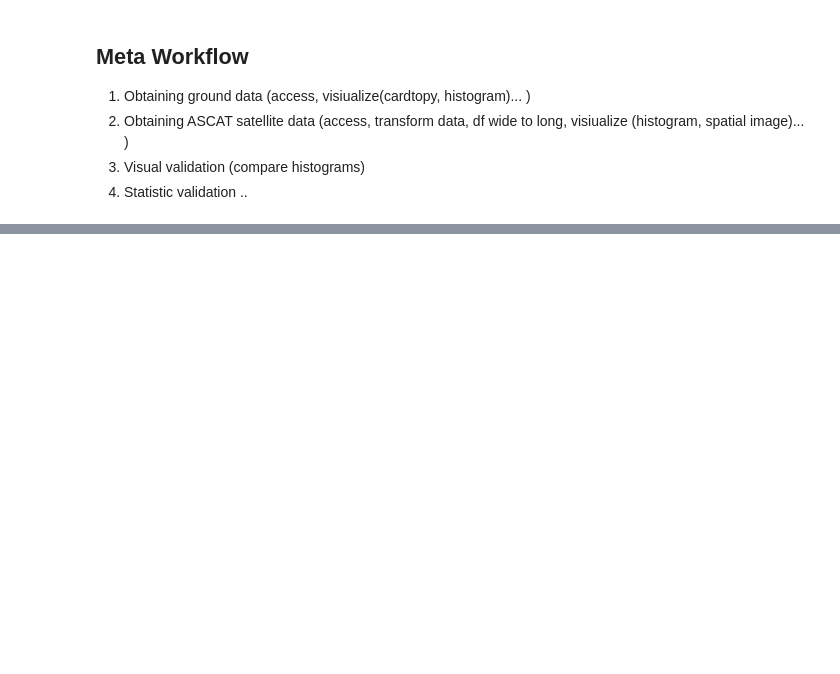
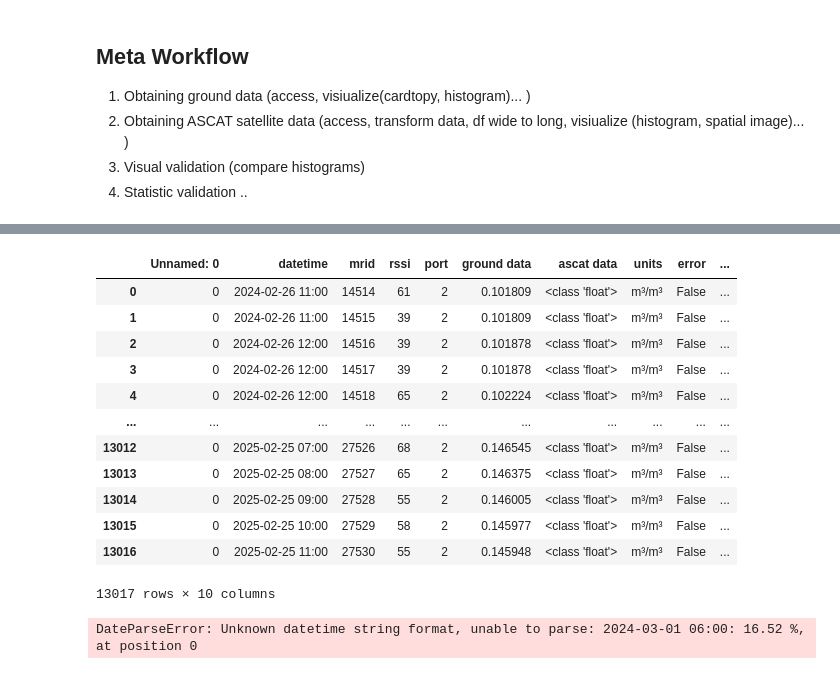
Before and after one commit to TUW-GEO/eo-datascience, a Jupyter notebook: notebooks/tutorials/drysat/drysat_tutorial.ipynb, the cells around one changed output, grey strips where cells are left out. Drawn from its saved outputs; the diff is of its cells as text; code cells hidden in the pictures; blank space fills up the shorter version.

```diff
--- a/notebooks/tutorials/drysat/drysat_tutorial.ipynb
+++ b/notebooks/tutorials/drysat/drysat_tutorial.ipynb
@@ -221,0 +452,15 @@ print(type(data))
+# %%
+ground_data= pd.read_csv("/home/jlinke/Documents/Geo/drysat/sync/Buzi.csv")
+ascat_data= pd.read_csv("/home/jlinke/Documents/Geo/drysat/sync/Buzi_ascat.csv")
+
+# so here I just convert the datetime so I get only hours and minutes as the smallest resolution
+ground_data["datetime"] = pd.to_datetime(ground_data["datetime"]).dt.floor("h").dt.tz_localize(None).dt.strftime("%Y-%m-%d %H:00")
+ascat_data["datetime"] = pd.to_datetime(ascat_data["datetime"]).dt.floor("h").dt.tz_localize(None).dt.strftime("%Y-%m-%d %H:00")
+
+ground_data.drop(ground_data.columns[0], axis="columns")
+
+ground_data.rename(columns={"value":"ground data"}, inplace="True")
+ascat_data.rename(columns={"avg_soil_moisture":"ascat data"}, inplace="True")
+
+
+ground_data.insert(6, "ascat data", float,allow_duplicates=True)
@@ -221,0 +484,16 @@ print(type(data))
+# %%
+ground_data
+# %% [output]
+|  | Unnamed: 0 | datetime | mrid | rssi | port | ground data | ascat data | units | error | ... |
+| 0 | 0 | 2024-02-26 11:00 | 14514 | 61 | 2 | 0.101809 | <class 'float'> | m³/m³ | False | ... |
+| 1 | 0 | 2024-02-26 11:00 | 14515 | 39 | 2 | 0.101809 | <class 'float'> | m³/m³ | False | ... |
+| 2 | 0 | 2024-02-26 12:00 | 14516 | 39 | 2 | 0.101878 | <class 'float'> | m³/m³ | False | ... |
+| 3 | 0 | 2024-02-26 12:00 | 14517 | 39 | 2 | 0.101878 | <class 'float'> | m³/m³ | False | ... |
+| 4 | 0 | 2024-02-26 12:00 | 14518 | 65 | 2 | 0.102224 | <class 'float'> | m³/m³ | False | ... |
+| ... | ... | ... | ... | ... | ... | ... | ... | ... | ... | ... |
+| 13012 | 0 | 2025-02-25 07:00 | 27526 | 68 | 2 | 0.146545 | <class 'float'> | m³/m³ | False | ... |
+| 13013 | 0 | 2025-02-25 08:00 | 27527 | 65 | 2 | 0.146375 | <class 'float'> | m³/m³ | False | ... |
+| 13014 | 0 | 2025-02-25 09:00 | 27528 | 55 | 2 | 0.146005 | <class 'float'> | m³/m³ | False | ... |
+| 13015 | 0 | 2025-02-25 10:00 | 27529 | 58 | 2 | 0.145977 | <class 'float'> | m³/m³ | False | ... |
+| 13016 | 0 | 2025-02-25 11:00 | 27530 | 55 | 2 | 0.145948 | <class 'float'> | m³/m³ | False | ... |
+13017 rows × 10 columns
@@ -221,0 +505,21 @@ print(type(data))
+# %%
+# Ensure both columns are datetime
+ground_data["datetime"] = pd.to_datetime(ground_data["datetime"])
+time_series_avg_soil_moisture= pd.to_dataframe(time_series_avg_soil_moisture["Mabote"])
+ground_data.rename(columns={"value":"ground data"}, inplace="True")
+
+time_series_avg_soil_moisture.rename(columns={"":"datetime"}, inplace= "True")
+time_series_avg_soil_moisture = pd.to_datetime(time_series_avg_soil_moisture["Mabote"])
+
+# Merge instead of using loops
+ground_data = ground_data.merge(
+    time_series_avg_soil_moisture[["Mabote"]],
+    left_on="datetime",
+    right_on="Mabote",
+    how="left"
+).rename(columns={"Mabote": "ascat data"})
+
+# Handle missing values
+ground_data["ascat data"] = ground_data["ascat data"].fillna(0)
+# %% [output]
+DateParseError: Unknown datetime string format, unable to parse: 2024-03-01 06:00: 16.52 %, at position 0
```
Also changed, not shown: parts of 26 cells of this notebook.
